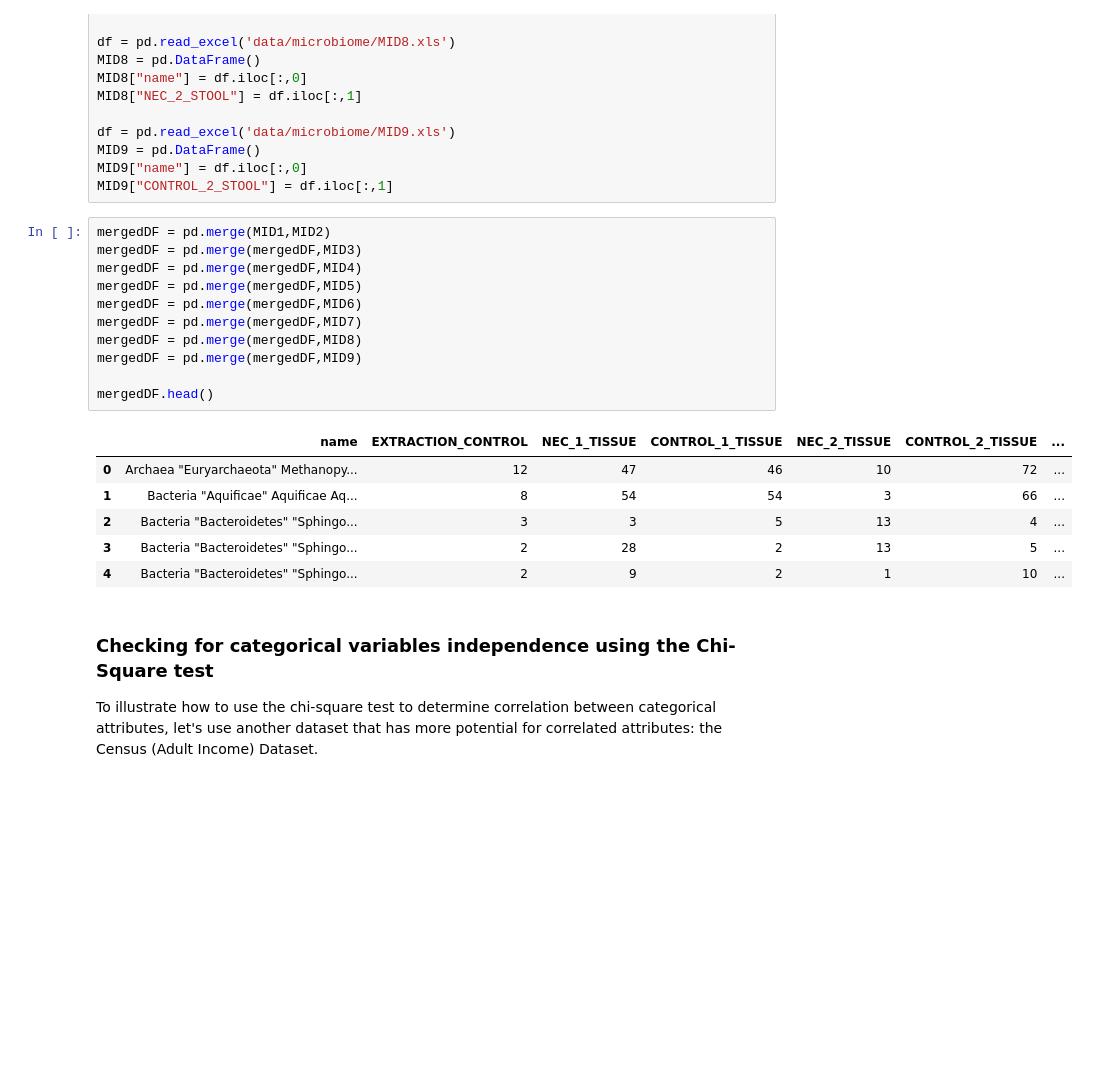
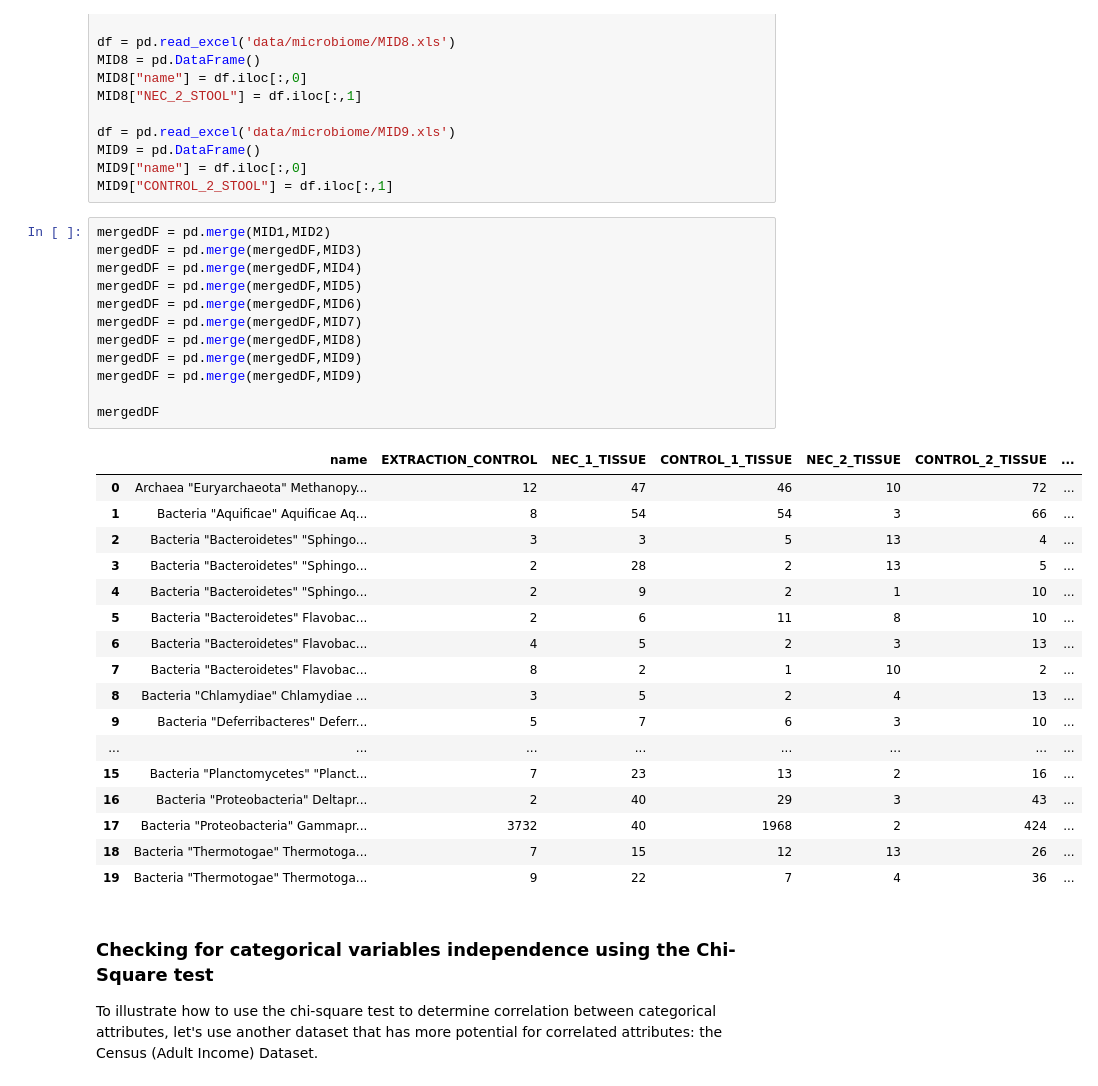
Before and after one commit to KarimNashaat/CSEN1095-Data-Engineering, a Jupyter notebook: Practice6- Data Integration and Feature Engineering Karim Nashaat 37-10478.ipynb, the cells around one changed output. Saved outputs shown, nothing was run; the diff lists cells and outputs as text; blank space fills up the shorter version.

```diff
--- a/Practice6- Data Integration and Feature Engineering Karim Nashaat 37-10478.ipynb
+++ b/Practice6- Data Integration and Feature Engineering Karim Nashaat 37-10478.ipynb
@@ -711,21 +715,33 @@ MID9["CONTROL_2_STOOL"] = df.iloc[:,1]
 # %%
 mergedDF = pd.merge(MID1,MID2)
 mergedDF = pd.merge(mergedDF,MID3)
 mergedDF = pd.merge(mergedDF,MID4)
 mergedDF = pd.merge(mergedDF,MID5)
 mergedDF = pd.merge(mergedDF,MID6)
 mergedDF = pd.merge(mergedDF,MID7)
 mergedDF = pd.merge(mergedDF,MID8)
 mergedDF = pd.merge(mergedDF,MID9)
+mergedDF = pd.merge(mergedDF,MID9)
 
-mergedDF.head()
+mergedDF
 # %% [output]
 |  | name | EXTRACTION_CONTROL | NEC_1_TISSUE | CONTROL_1_TISSUE | NEC_2_TISSUE | CONTROL_2_TISSUE | ... |
 | 0 | Archaea "Euryarchaeota" Methanopy... | 12 | 47 | 46 | 10 | 72 | ... |
 | 1 | Bacteria "Aquificae" Aquificae Aq... | 8 | 54 | 54 | 3 | 66 | ... |
 | 2 | Bacteria "Bacteroidetes" "Sphingo... | 3 | 3 | 5 | 13 | 4 | ... |
 | 3 | Bacteria "Bacteroidetes" "Sphingo... | 2 | 28 | 2 | 13 | 5 | ... |
 | 4 | Bacteria "Bacteroidetes" "Sphingo... | 2 | 9 | 2 | 1 | 10 | ... |
+| 5 | Bacteria "Bacteroidetes" Flavobac... | 2 | 6 | 11 | 8 | 10 | ... |
+| 6 | Bacteria "Bacteroidetes" Flavobac... | 4 | 5 | 2 | 3 | 13 | ... |
+| 7 | Bacteria "Bacteroidetes" Flavobac... | 8 | 2 | 1 | 10 | 2 | ... |
+| 8 | Bacteria "Chlamydiae" Chlamydiae ... | 3 | 5 | 2 | 4 | 13 | ... |
+| 9 | Bacteria "Deferribacteres" Deferr... | 5 | 7 | 6 | 3 | 10 | ... |
+| ... | ... | ... | ... | ... | ... | ... | ... |
+| 15 | Bacteria "Planctomycetes" "Planct... | 7 | 23 | 13 | 2 | 16 | ... |
+| 16 | Bacteria "Proteobacteria" Deltapr... | 2 | 40 | 29 | 3 | 43 | ... |
+| 17 | Bacteria "Proteobacteria" Gammapr... | 3732 | 40 | 1968 | 2 | 424 | ... |
+| 18 | Bacteria "Thermotogae" Thermotoga... | 7 | 15 | 12 | 13 | 26 | ... |
+| 19 | Bacteria "Thermotogae" Thermotoga... | 9 | 22 | 7 | 4 | 36 | ... |
 # %% [markdown]
 ### Checking for categorical variables independence using the Chi-Square test
 
```
Also changed, not shown: parts of 1 cell of this notebook.
